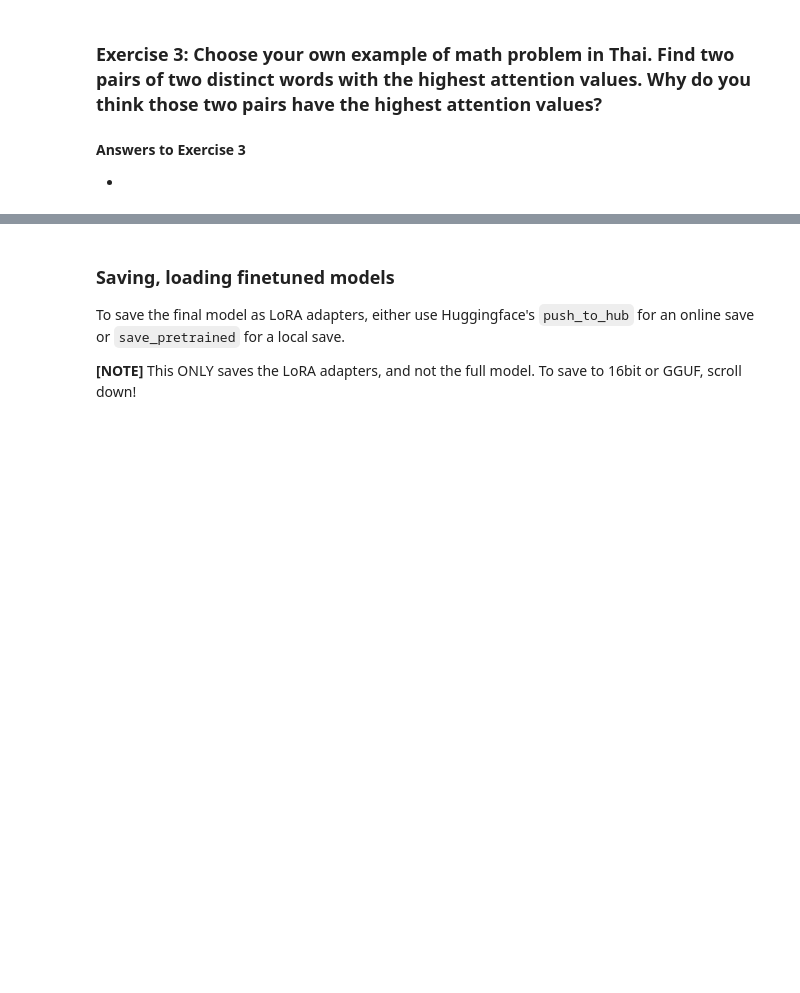
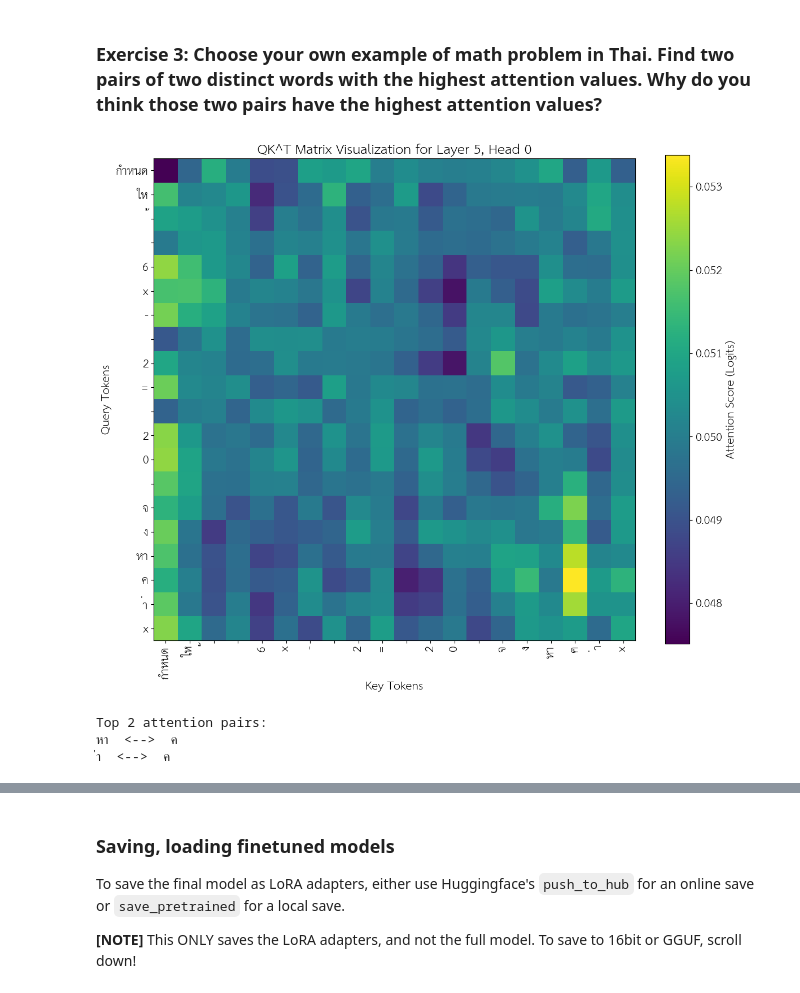
Before and after one commit to lwa01/229352-STAT-LEARING-FOR-DATA-SCI-2, a Jupyter notebook: Lab11_Fine_Tuning_Reasoning_Model.ipynb, the cells around one changed output, grey strips where cells are left out. Cells and saved outputs as stored; diff of their text form; code cells hidden in the pictures; blank space fills up the shorter version.

```diff
--- a/Lab11_Fine_Tuning_Reasoning_Model.ipynb
+++ b/Lab11_Fine_Tuning_Reasoning_Model.ipynb
@@ -272,8 +358,13 @@ def visualize_attention(model, tokenizer, prompt, layer_number):
 
         ####### TODO: CALCULATE Softmax(QK^T / √head_dim)          #######
         ####### When computing Softmax, normalize along each row.  #######
-        attention = # YOUR CODE HERE
+        #attention = # YOUR CODE HERE
 
+        # Compute scaled dot-product attention
+        scores = torch.matmul(Q, K.transpose(-2, -1)) / (self.head_dim ** 0.5)
+
+        # Apply softmax row-wise
+        attention = torch.softmax(scores, dim=-1)
 
         ##################################################################
 
@@ -332,4 +423,36 @@ visualize_attention(model, tokenizer, example_text, 0)
-# %% [markdown]
-**Answers to Exercise 3**
-
--
+# %%
+### YOUR CODE HERE ###
+prompt = "กำหนดให้ 6x - 2 = 20 จงหาค่า x"
+visualize_attention(model, tokenizer, prompt, layer_number=5)
+
+import torch
+
+qk_matrix = attention_viz_data['qk_t']
+
+seq_len = qk_matrix.size(0)
+
+
+qk_matrix_no_diag = qk_matrix.clone()
+for i in range(seq_len):
+    qk_matrix_no_diag[i, i] = float('-inf')
+
+top_indices = torch.topk(qk_matrix_no_diag.view(-1), 2).indices
+
+top_pairs = []
+for idx in top_indices:
+    row = idx // seq_len
+    col = idx % seq_len
+    top_pairs.append((row.item(), col.item()))
+
+
+inputs = tokenizer(prompt, return_tensors="pt")
+tokens = [tokenizer.decode([tid]) for tid in inputs.input_ids[0]]
+
+print("Top 2 attention pairs:")
+for i, j in top_pairs:
+    print(f"{tokens[i]}  <-->  {tokens[j]}")
+# %% [output]
+[figure, added]
+Top 2 attention pairs:
+หา  <-->  ค
+่า  <-->  ค
```
Also changed, not shown: parts of 17 cells of this notebook.
